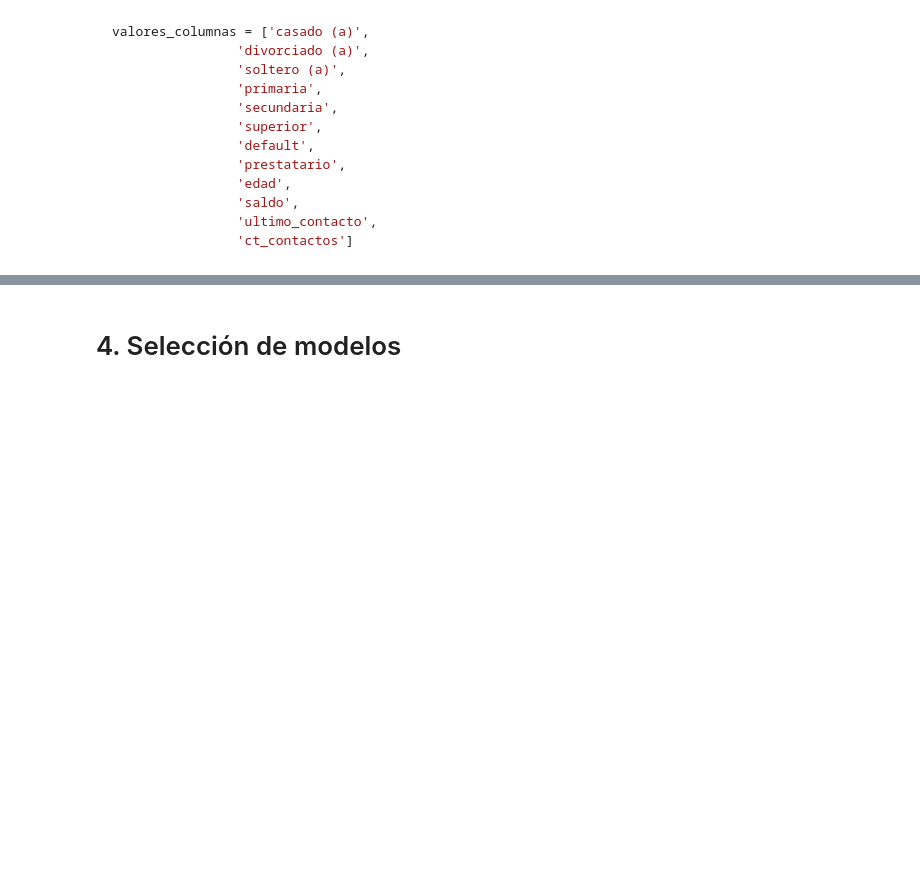
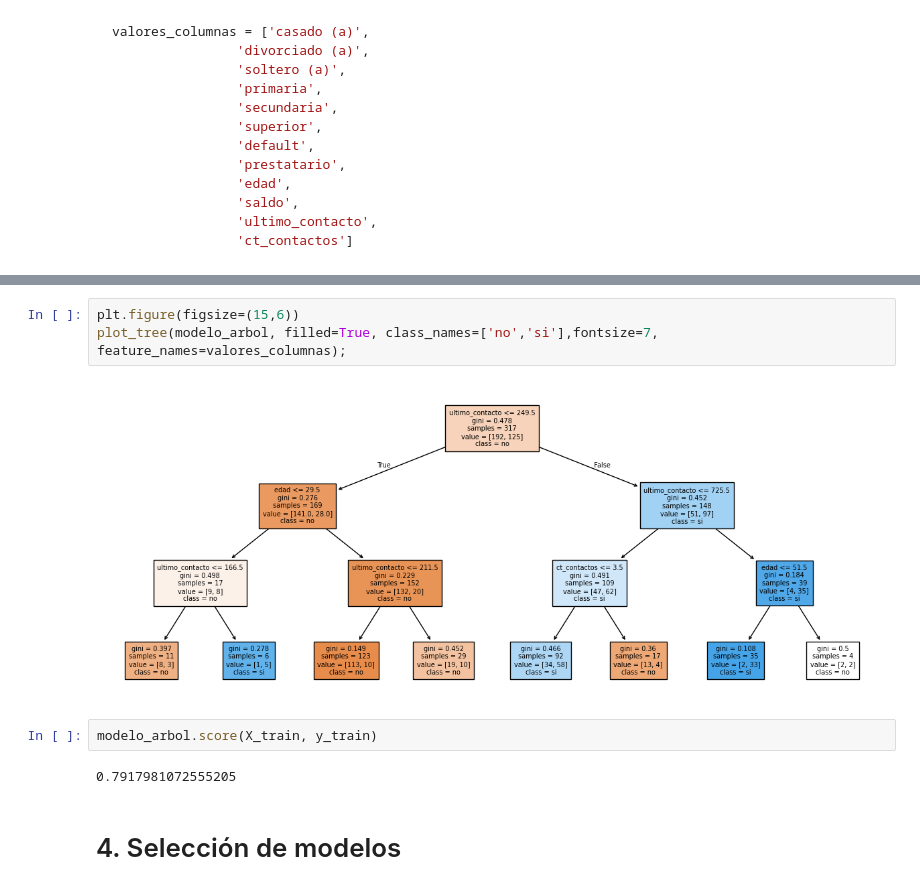
Before and after one commit to MiguelFigueroa02/alura_Machine_Learning, a Jupyter notebook: Clasificacion_primeros_pasos.ipynb, the cells around one changed output, grey strips where cells are left out. Saved outputs shown, nothing was run; the diff lists cells and outputs as text; blank space fills up the shorter version.

```diff
--- a/Clasificacion_primeros_pasos.ipynb
+++ b/Clasificacion_primeros_pasos.ipynb
@@ -244,3 +307,12 @@ valores_columnas = ['casado (a)',
+# %%
+plt.figure(figsize=(15,6))
+plot_tree(modelo_arbol, filled=True, class_names=['no','si'],fontsize=7, feature_names=valores_columnas);
+# %% [output]
+[figure, added]
+# %%
+modelo_arbol.score(X_train, y_train)
+# %% [output]
+0.7917981072555205
 # %% [markdown]
 # 4. Selección de modelos
 # %% [markdown]
```
Also changed, not shown: parts of 15 cells of this notebook.
